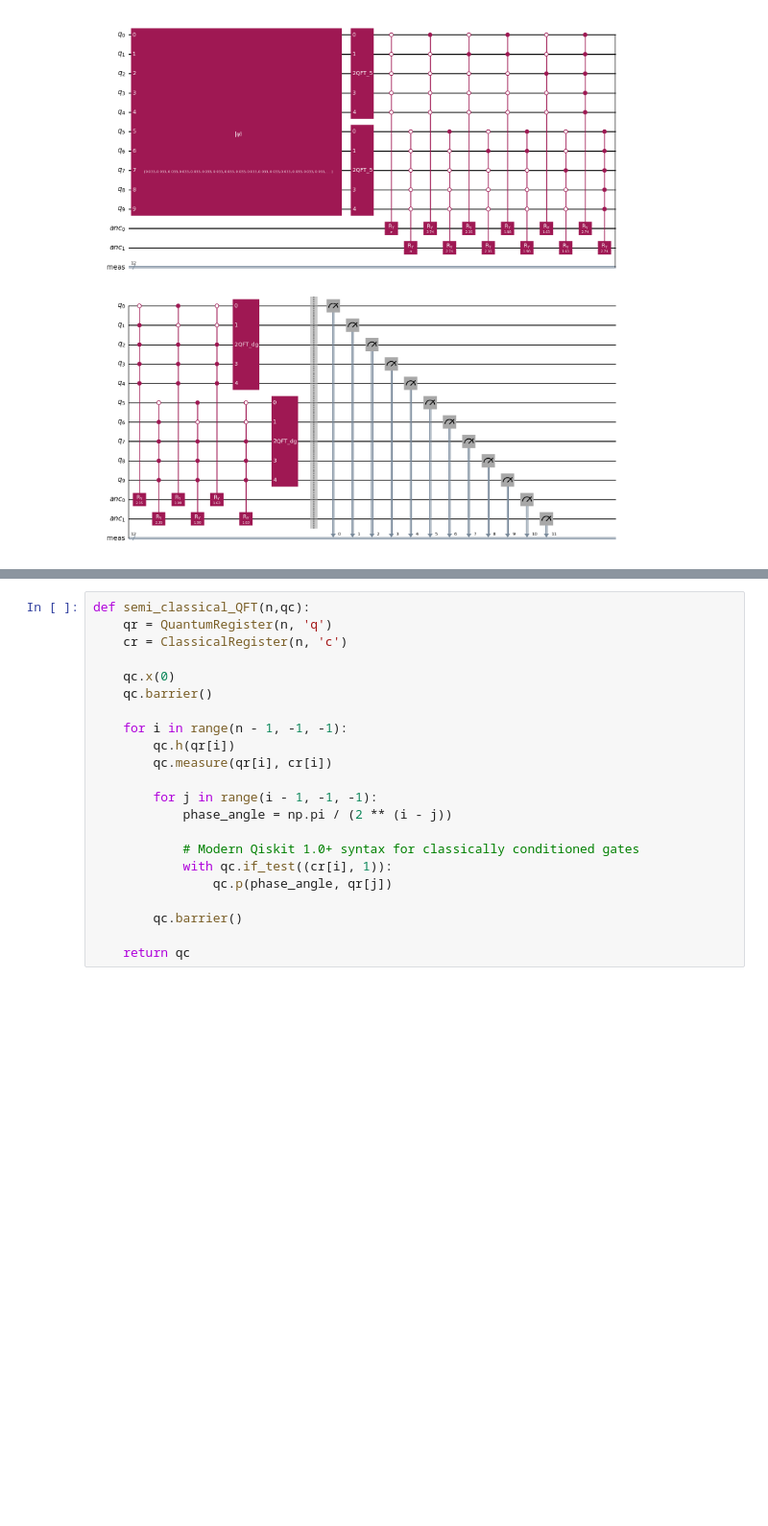
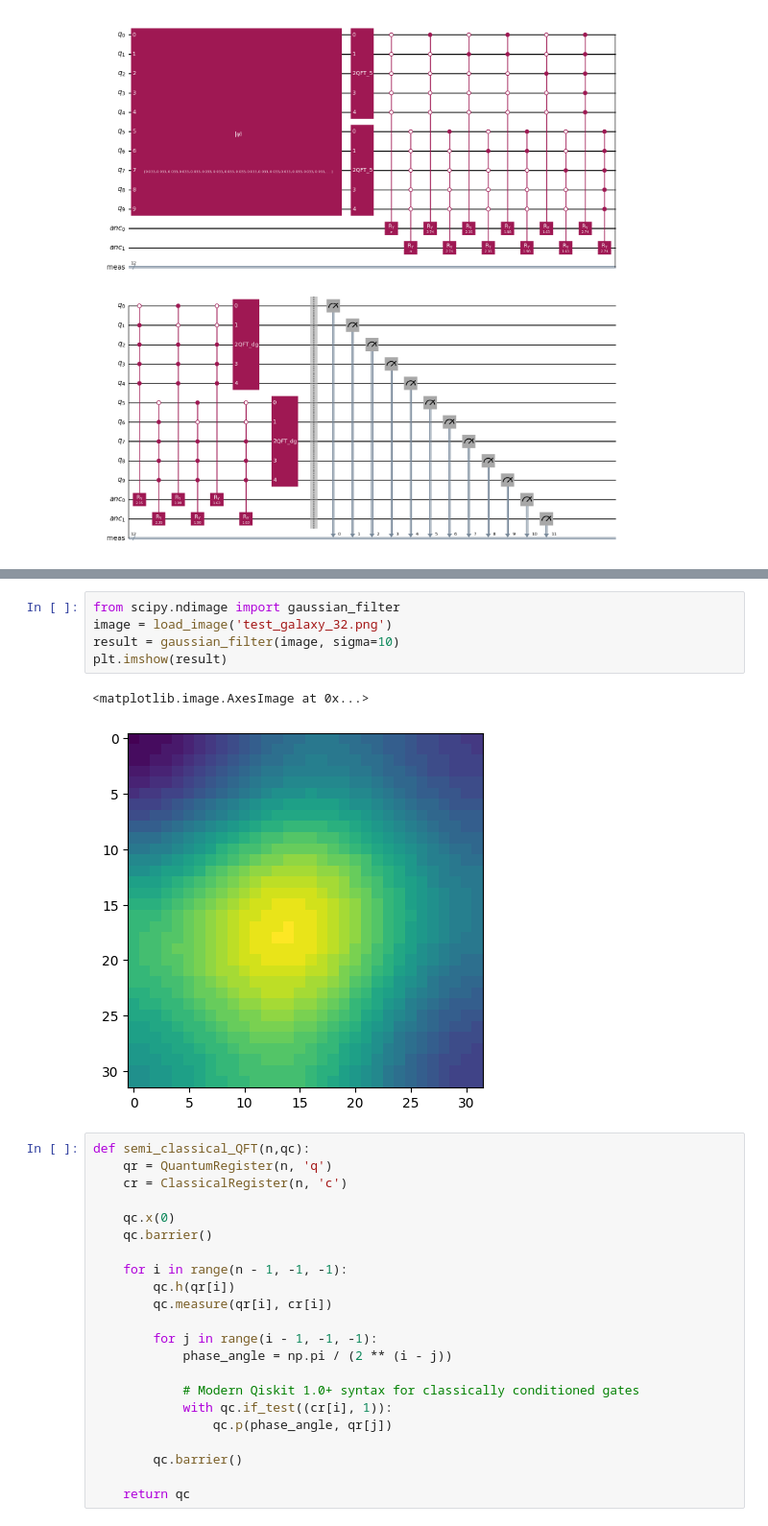
Before and after one commit to benz5460/QuantumRadio, a Jupyter notebook: QPIE_code.ipynb, the cells around one changed output, grey strips where cells are left out. Shown at 96% size. Saved outputs shown, nothing was run; the diff lists cells and outputs as text; blank space fills up the shorter version.

```diff
--- a/QPIE_code.ipynb
+++ b/QPIE_code.ipynb
@@ -166,3 +176,11 @@ Retention Rate: 91.07%
+# %%
+from scipy.ndimage import gaussian_filter
+image = load_image('test_galaxy_32.png')
+result = gaussian_filter(image, sigma=10)
+plt.imshow(result)
+# %% [output]
+<matplotlib.image.AxesImage at 0x...>
+[figure, added]
 # %%
 def semi_classical_QFT(n,qc):
     qr = QuantumRegister(n, 'q')
```
Also changed, not shown: parts of 5 cells of this notebook.
